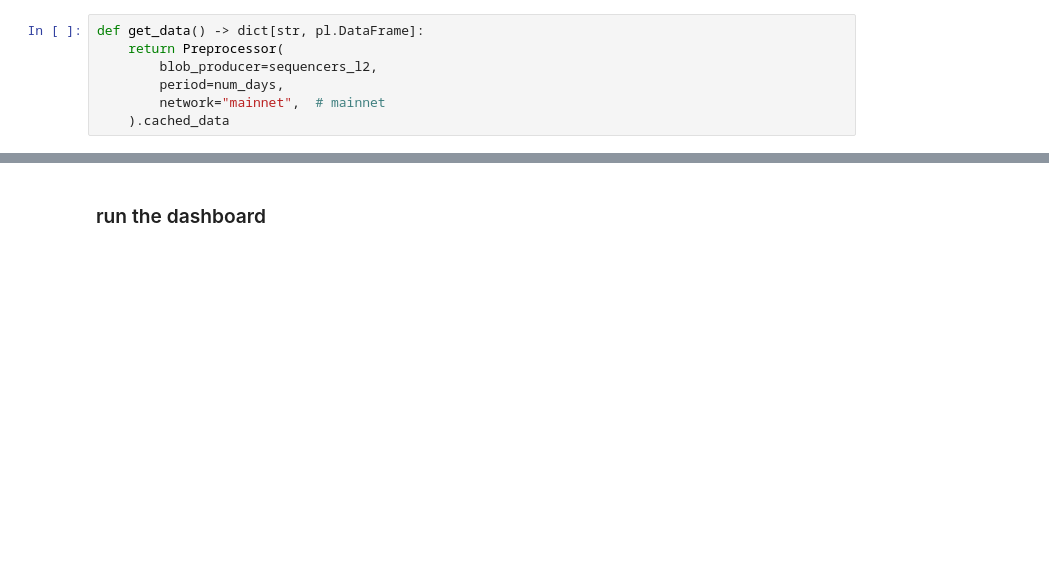
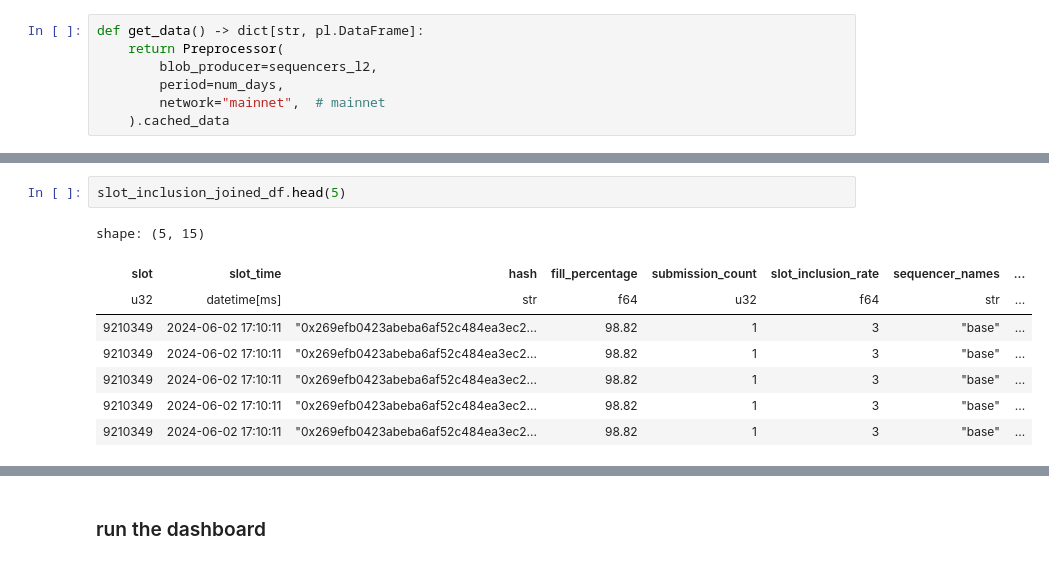
Before and after one commit to Evan-Kim2028/eip4844_blob_data, a Jupyter notebook: panel/dashboard.ipynb, the cells around one changed output, grey strips where cells are left out. Drawn from its saved outputs; the diff is of its cells as text; blank space fills up the shorter version.

```diff
--- a/panel/dashboard.ipynb
+++ b/panel/dashboard.ipynb
@@ -376,0 +279,11 @@ shape: (54_745, 12)
+# %%
+slot_inclusion_joined_df.head(5)
+# %% [output]
+shape: (5, 15)
+| slot | slot_time | hash | fill_percentage | submission_count | slot_inclusion_rate | sequencer_names | ... |
+| u32 | datetime[ms] | str | f64 | u32 | f64 | str | ... |
+| 9210349 | 2024-06-02 17:10:11 | "0x269efb0423abeba6af52c484ea3ec2... | 98.82 | 1 | 3 | "base" | ... |
+| 9210349 | 2024-06-02 17:10:11 | "0x269efb0423abeba6af52c484ea3ec2... | 98.82 | 1 | 3 | "base" | ... |
+| 9210349 | 2024-06-02 17:10:11 | "0x269efb0423abeba6af52c484ea3ec2... | 98.82 | 1 | 3 | "base" | ... |
+| 9210349 | 2024-06-02 17:10:11 | "0x269efb0423abeba6af52c484ea3ec2... | 98.82 | 1 | 3 | "base" | ... |
+| 9210349 | 2024-06-02 17:10:11 | "0x269efb0423abeba6af52c484ea3ec2... | 98.82 | 1 | 3 | "base" | ... |
```
Also changed, not shown: parts of 9 cells of this notebook, 2 other files.
